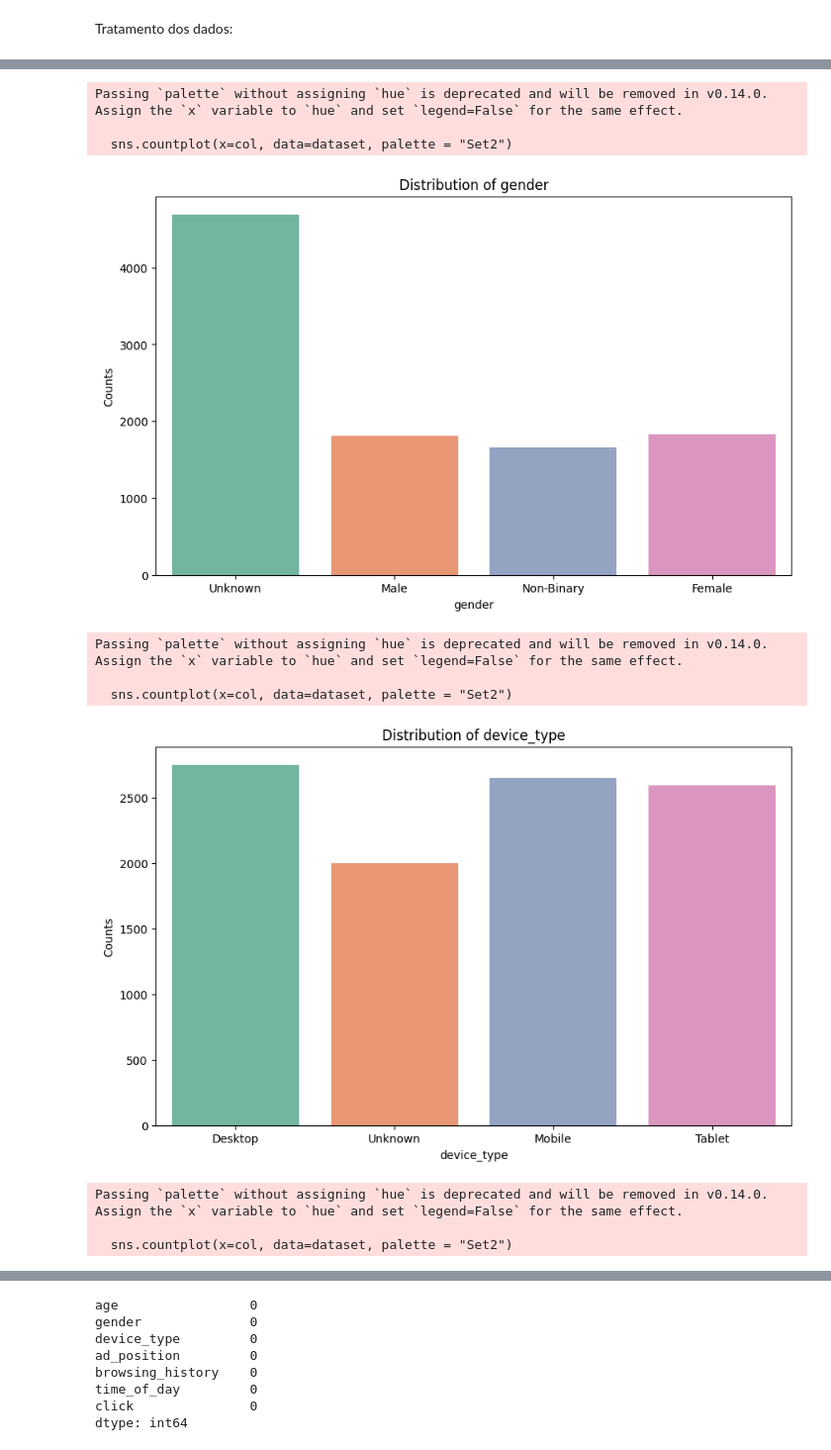
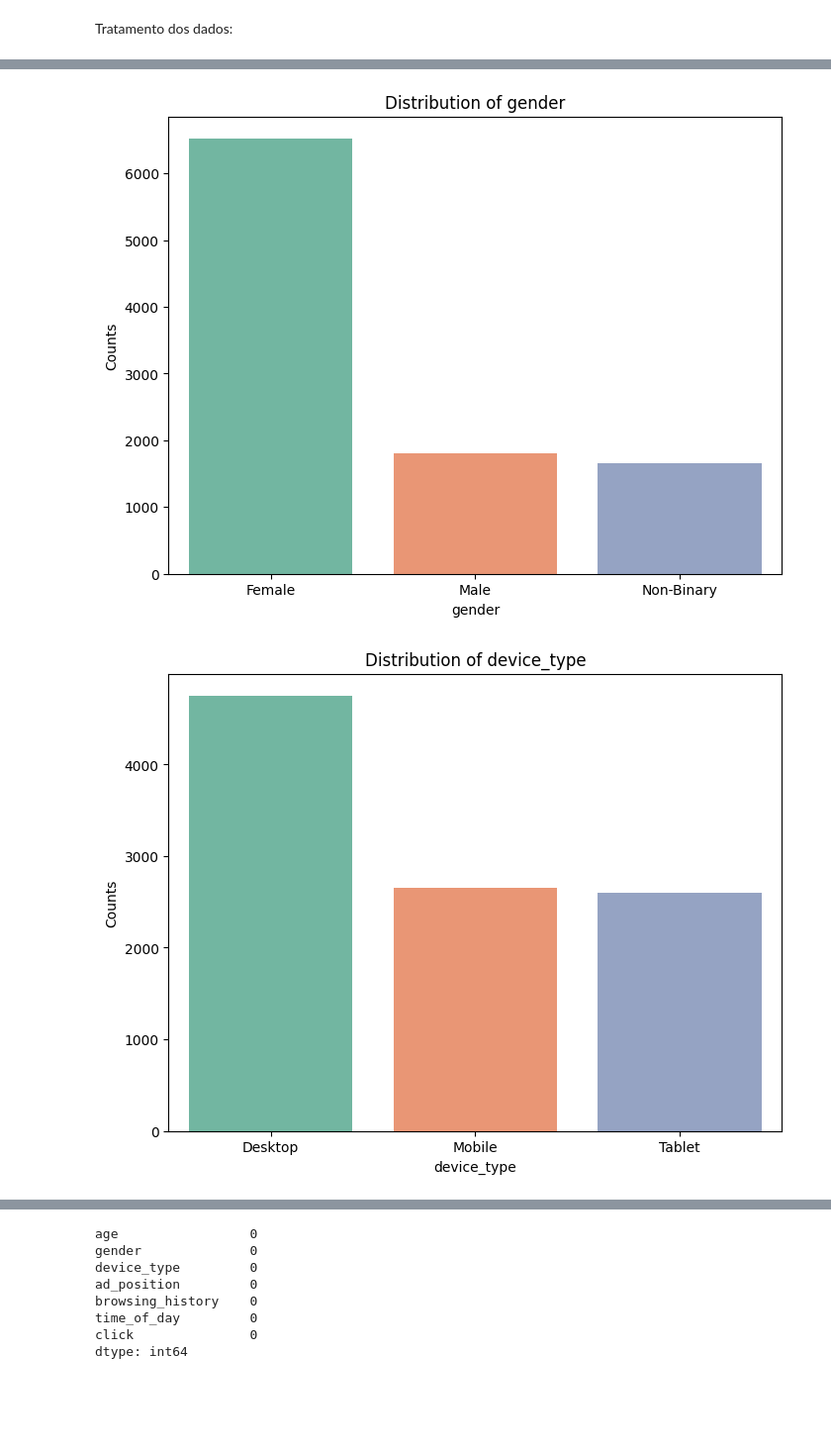
Before and after one commit to MichelC345/adclick-rna, a Jupyter notebook: Treinamento/main.ipynb, the cells around one changed output, grey strips where cells are left out. Shown at 99% size. Drawn from its saved outputs; the diff is of its cells as text; code cells hidden in the pictures; blank space fills up the shorter version.

```diff
--- a/Treinamento/main.ipynb
+++ b/Treinamento/main.ipynb
@@ -184,11 +172,19 @@ Passing `palette` without assigning `hue` is deprecated and will be removed in v
 Tratamento dos dados:
 # %%
 # Substituindo Nan das colunas categóricas por 'Unknown'. Isso representa a falta de informação
-dataset['gender'] = dataset['gender'].fillna('Unknown')
+'''dataset['gender'] = dataset['gender'].fillna('Unknown')
 dataset['device_type'] = dataset['device_type'].fillna('Unknown')
 dataset['ad_position'] = dataset['ad_position'].fillna('Unknown')
 dataset['browsing_history'] = dataset['browsing_history'].fillna('Unknown')
-dataset['time_of_day'] = dataset['time_of_day'].fillna('Unknown')
+dataset['time_of_day'] = dataset['time_of_day'].fillna('Unknown')'''
+
+# Substituindo Nan das colunas categóricas pela moda
+dataset["gender"] = dataset["gender"].fillna(dataset["gender"].mode()[0])
+dataset["device_type"] = dataset["device_type"].fillna(dataset["device_type"].mode()[0])
+dataset["ad_position"] = dataset["ad_position"].fillna(dataset["ad_position"].mode()[0])
+dataset["browsing_history"] = dataset["browsing_history"].fillna(dataset["browsing_history"].mode()[0])
+dataset["time_of_day"] = dataset["time_of_day"].fillna(dataset["time_of_day"].mode()[0])
+
 dataset.head(10)
 # %% [output]
 |  | age | gender | device_type | ad_position | browsing_history | time_of_day | click |
@@ -205,23 +201,13 @@ dataset.head(10)
 # %%
 # Gráficos de distribuição dos atributos categóricos após a imputação de 'Unknown'
 cat=['gender', 'device_type', 'ad_position', 'browsing_history', 'time_of_day']
-cor = sns.color_palette("Set2")
 for col in cat:
-  plt.figure(figsize=(10,6))
-  sns.countplot(x=col, data=dataset, palette = "Set2")
+  plt.figure(figsize=(8,6))
+  sns.countplot(x=col, data=dataset, palette="Set2", hue=col, legend=False)
   plt.title(f'Distribution of {col}')
   plt.xlabel(col)
   plt.ylabel('Counts')
   plt.show()
 # %% [output]
-Passing `palette` without assigning `hue` is deprecated and will be removed in v0.14.0. Assign the `x` variable to `hue` and set `legend=False` for the same effect.
-
-  sns.countplot(x=col, data=dataset, palette = "Set2")
-[figure, old version]
+[figure, new version]
-Passing `palette` without assigning `hue` is deprecated and will be removed in v0.14.0. Assign the `x` variable to `hue` and set `legend=False` for the same effect.
-
-  sns.countplot(x=col, data=dataset, palette = "Set2")
-[figure, old version]
+[figure, new version]
-Passing `palette` without assigning `hue` is deprecated and will be removed in v0.14.0. Assign the `x` variable to `hue` and set `legend=False` for the same effect.
-
-  sns.countplot(x=col, data=dataset, palette = "Set2")
```
Also changed, not shown: parts of 31 cells of this notebook, 1 other file.
